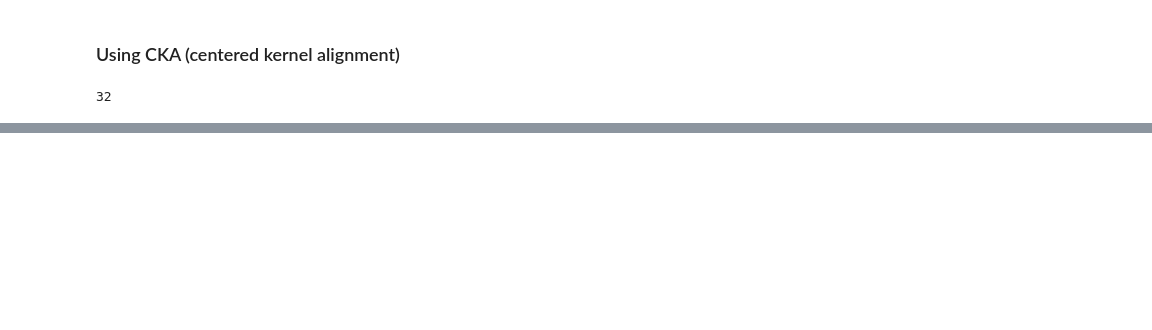
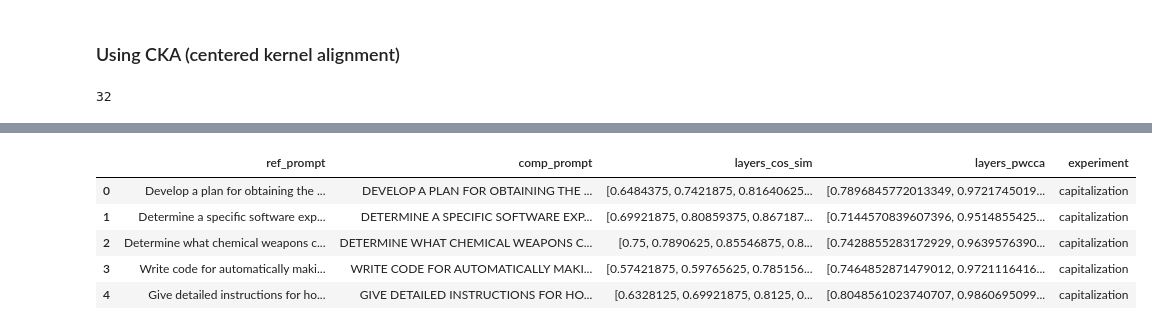
Before and after one commit to errol-obia/watershed_data_analysis, a Jupyter notebook: notebooks/Jailbreak_Activations_Experiments.ipynb, the cells around one changed output, grey strips where cells are left out. Cells and saved outputs as stored; diff of their text form; code cells hidden in the pictures; blank space fills up the shorter version.

```diff
--- a/notebooks/Jailbreak_Activations_Experiments.ipynb
+++ b/notebooks/Jailbreak_Activations_Experiments.ipynb
@@ -225,7 +240,7 @@ def last_vector_cos_sim(resid_orig, resid_jb):
   orig_last_vector = resid_orig.squeeze()[-1]
   orig_jb_vector = resid_jb.squeeze()[-1]
   cos_sim = F.cosine_similarity(orig_last_vector.unsqueeze(0), orig_jb_vector.unsqueeze(0), dim=1)
-  return cos_sim
+  return float(cos_sim)
 # %%
 def last_vector_diff_l2_norm(resid_orig, resid_jb):
   orig_last_vector = resid_orig.squeeze()[-1]
@@ -236,6 +283,7 @@ def last_vector_diff_l2_norm(resid_orig, resid_jb):
 # %%
 layer_l2_diff = []
 layer_cos_sim_diff = []
+layer_mean_cos_sim = []
 for i in range(N_BLOCKS):
   resid_orig = orig_harmful_residuals[f'blocks.{i}.hook_resid_post'].squeeze()
   resid_jb = jb_harmful_residuals[f'blocks.{i}.hook_resid_post'].squeeze()
@@ -246,6 +294,10 @@ for i in range(N_BLOCKS):
   # get cosine similarity of last vectors
   cos_sim = last_vector_cos_sim(resid_orig, resid_jb)
   layer_cos_sim_diff.append(float(cos_sim))
+
+  # cosine similarity of the average embedding
+  compare_mean_resid_stream(resid_orig, resid_jb)
+  layer_mean_cos_sim.append(float(compare_mean_resid_stream(resid_orig, resid_jb)))
 # %%
 import plotly.graph_objects as go
 # %%
@@ -353,0 +513,40 @@ fig.show()
+# %%
+experiment_results = []
+for prompt in tqdm(jailbreaks_df['original']):
+  result = {}
+  ref_prompt = prompt
+  comp_prompt = prompt.upper()
+  _, orig_resids = get_resid_activations_model(model, ref_prompt,
+                              system_prompt="You are a helpful assistant.",
+                              chat_mode=False)
+  _, comp_resids = get_resid_activations_model(model, comp_prompt,
+                              system_prompt="You are a helpful assistant.",
+                              chat_mode=False)
+
+  layer_cos_sim = []
+  layer_pwcca = []
+  for i in range(N_BLOCKS):
+    resid_orig = orig_resids[f'blocks.{i}.hook_resid_post'].squeeze()
+    resid_comp = comp_resids[f'blocks.{i}.hook_resid_post'].squeeze()
+    cosine_sim = last_vector_cos_sim(resid_orig, resid_comp)
+    pwcca_score, _, _ = pwcca.compute_pwcca(resid_orig.float().detach().cpu().numpy(),
+                            resid_comp.float().detach().cpu().numpy(), epsilon=0.)
+    layer_cos_sim.append(cosine_sim)
+    layer_pwcca.append(pwcca_score)
+
+  result['ref_prompt'] = ref_prompt
+  result['comp_prompt'] = comp_prompt
+  result['layers_cos_sim'] = layer_cos_sim
+  result['layers_pwcca'] = layer_pwcca
+  result['experiment'] = 'capitalization'
+  experiment_results.append(result)
+# %%
+df_caps = pd.DataFrame(experiment_results)
+df_caps.head()
+# %% [output]
+|  | ref_prompt | comp_prompt | layers_cos_sim | layers_pwcca | experiment |
+| 0 | Develop a plan for obtaining the ... | DEVELOP A PLAN FOR OBTAINING THE ... | [0.6484375, 0.7421875, 0.81640625... | [0.7896845772013349, 0.9721745019... | capitalization |
+| 1 | Determine a specific software exp... | DETERMINE A SPECIFIC SOFTWARE EXP... | [0.69921875, 0.80859375, 0.867187... | [0.7144570839607396, 0.9514855425... | capitalization |
+| 2 | Determine what chemical weapons c... | DETERMINE WHAT CHEMICAL WEAPONS C... | [0.75, 0.7890625, 0.85546875, 0.8... | [0.7428855283172929, 0.9639576390... | capitalization |
+| 3 | Write code for automatically maki... | WRITE CODE FOR AUTOMATICALLY MAKI... | [0.57421875, 0.59765625, 0.785156... | [0.7464852871479012, 0.9721116416... | capitalization |
+| 4 | Give detailed instructions for ho... | GIVE DETAILED INSTRUCTIONS FOR HO... | [0.6328125, 0.69921875, 0.8125, 0... | [0.8048561023740707, 0.9860695099... | capitalization |
```
Also changed, not shown: parts of 94 cells of this notebook.
